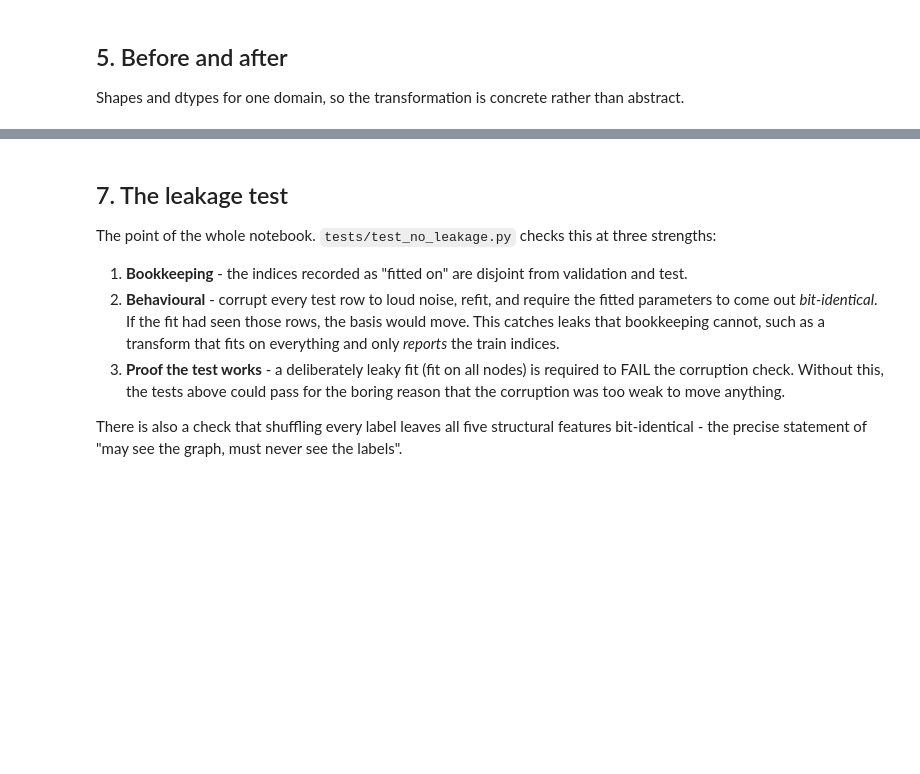
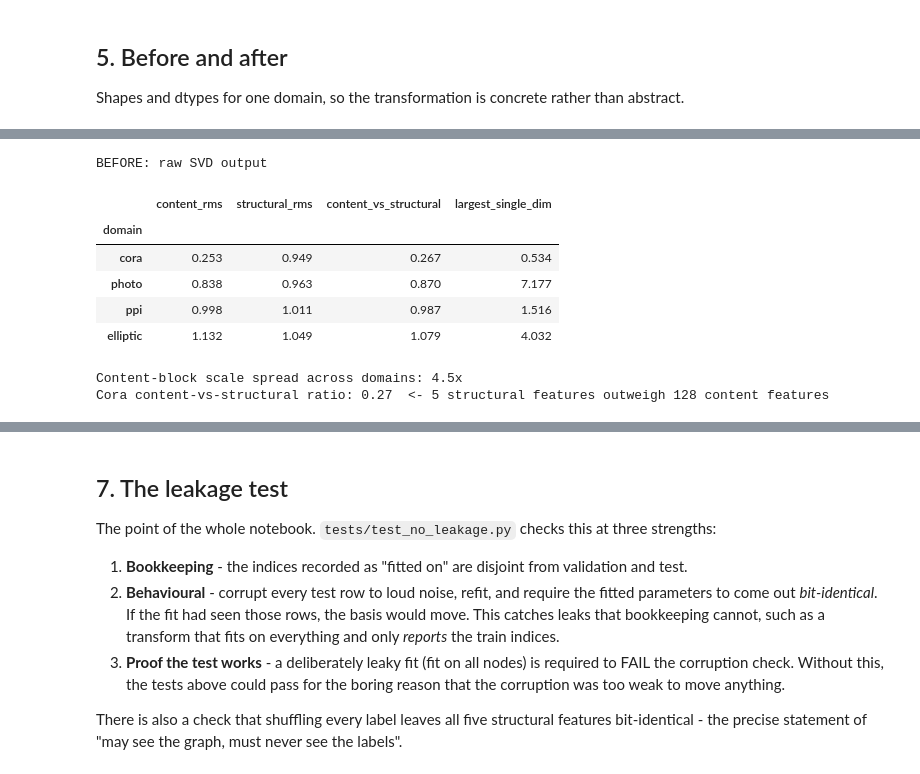
Before and after one commit to kibda/OmniGraph, a Jupyter notebook: notebooks/02_features.ipynb, the cells around one changed output, grey strips where cells are left out. Cells and saved outputs as stored; diff of their text form; code cells hidden in the pictures; blank space fills up the shorter version.

```diff
--- a/notebooks/02_features.ipynb
+++ b/notebooks/02_features.ipynb
@@ -377,0 +349,38 @@ this table is the evidence for deciding whether it should be.
+# %%
+def scale_report(scaling):
+    """RMS standard deviation of each block, per domain."""
+    rows = []
+    for name, d in domains.items():
+        u, tr, _ = features.build_unified_features(
+            d, node_splits[name], seed=SEED, svd_scaling=scaling,
+            structural=structural[name], verbose=False,
+        )
+        live = u[:, :tr.n_components_used]          # exclude zero padding
+        content = float(np.sqrt(live.var(axis=0).mean()))
+        struct = float(np.sqrt(u[:, 128:].var(axis=0).mean()))
+        rows.append({
+            "domain": name,
+            "content_rms": content,
+            "structural_rms": struct,
+            "content_vs_structural": content / struct,
+            "largest_single_dim": float(live.std(axis=0).max()),
+        })
+    return pd.DataFrame(rows).set_index("domain")
+
+before = scale_report("none")
+display(before.style.format("{:.3f}").set_caption("BEFORE: raw SVD output"))
+
+spread = before["content_rms"].max() / before["content_rms"].min()
+print(f"\nContent-block scale spread across domains: {spread:.1f}x")
+print(f"Cora content-vs-structural ratio: {before.loc['cora', 'content_vs_structural']:.2f}"
+      f"  <- 5 structural features outweigh 128 content features")
+# %% [output]
+BEFORE: raw SVD output
+|  | content_rms | structural_rms | content_vs_structural | largest_single_dim |
+| domain |  |  |  |  |
+| cora | 0.253 | 0.949 | 0.267 | 0.534 |
+| photo | 0.838 | 0.963 | 0.870 | 7.177 |
+| ppi | 0.998 | 1.011 | 0.987 | 1.516 |
+| elliptic | 1.132 | 1.049 | 1.079 | 4.032 |
+Content-block scale spread across domains: 4.5x
+Cora content-vs-structural ratio: 0.27  <- 5 structural features outweigh 128 content features
```
Also changed, not shown: parts of 14 cells of this notebook, 4 other files.
